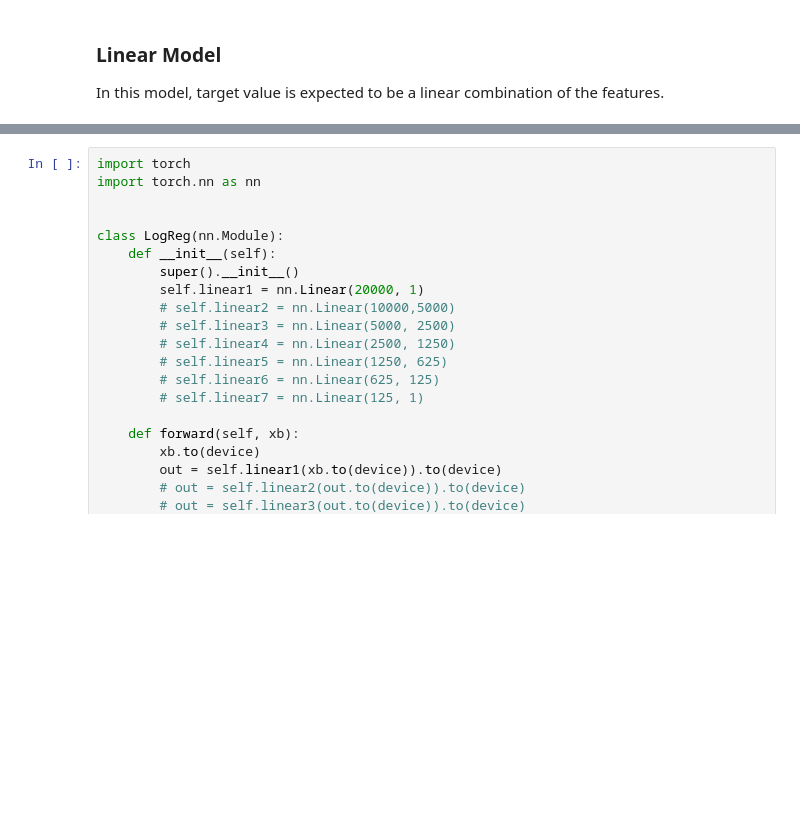
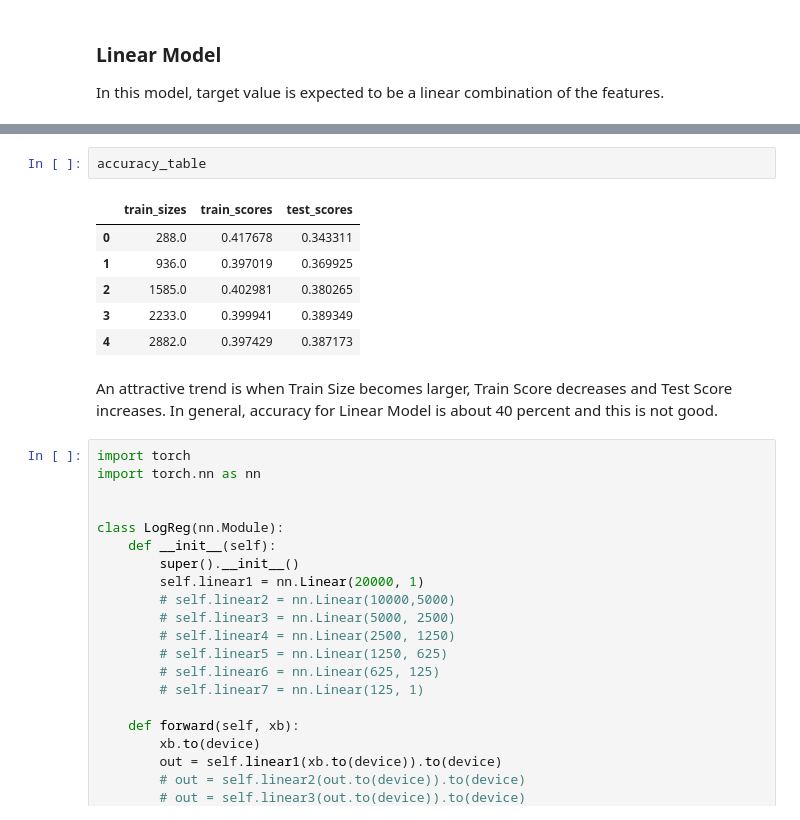
Before and after one commit to fraxea/weather, a Jupyter notebook: report.ipynb, the cells around one changed output, grey strips where cells are left out. Cells and saved outputs as stored; diff of their text form; blank space fills up the shorter version.

```diff
--- a/report.ipynb
+++ b/report.ipynb
@@ -141,3 +111,14 @@ pd.DataFrame(linear_reg.coef_[0], columns=FEATURES, index=["Coefficients"])
+# %%
+accuracy_table
+# %% [output]
+|  | train_sizes | train_scores | test_scores |
+| 0 | 288.0 | 0.417678 | 0.343311 |
+| 1 | 936.0 | 0.397019 | 0.369925 |
+| 2 | 1585.0 | 0.402981 | 0.380265 |
+| 3 | 2233.0 | 0.399941 | 0.389349 |
+| 4 | 2882.0 | 0.397429 | 0.387173 |
+# %% [markdown]
+An attractive trend is when Train Size becomes larger, Train Score decreases and Test Score increases. In general, accuracy for Linear Model is about 40 percent and this is not good.
 # %%
 import torch
 import torch.nn as nn
```
Also changed, not shown: parts of 12 cells of this notebook, 1 other file.
